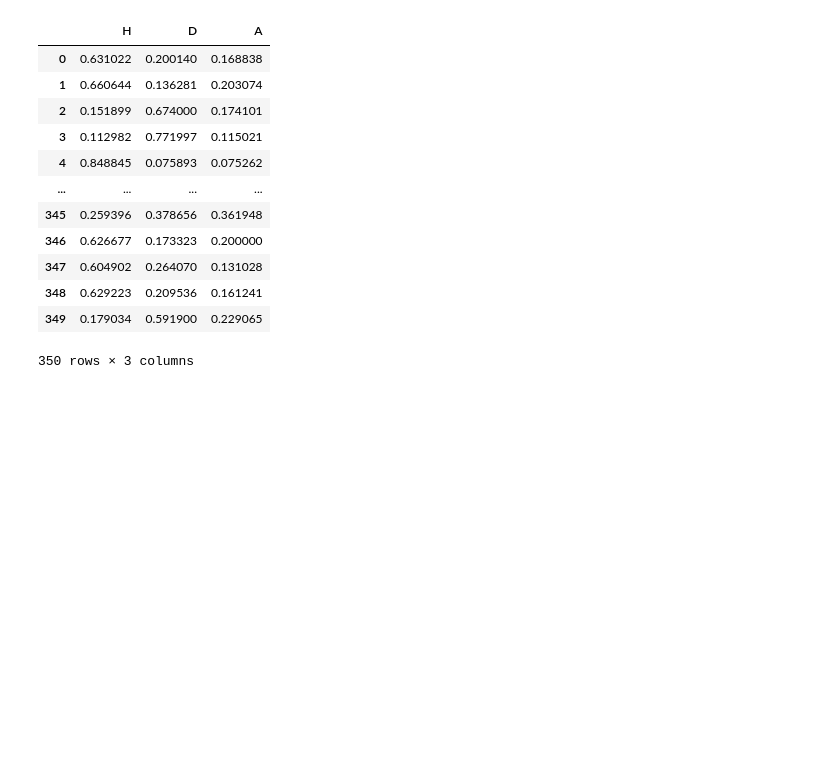
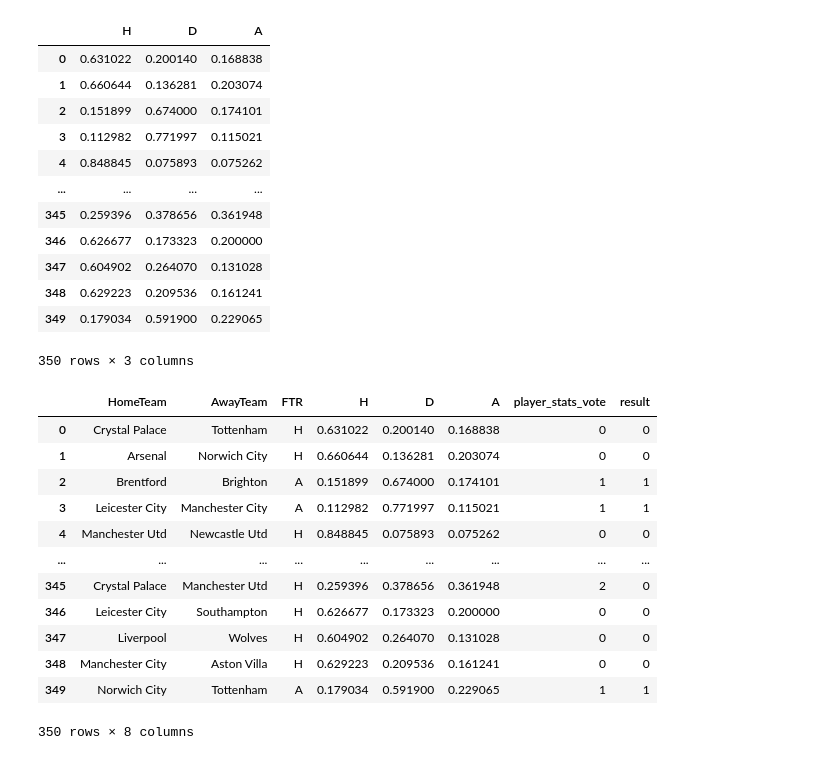
Before and after one commit to Giuliano99/Masterarbeit, a Jupyter notebook: Supervised Learning.ipynb, the cells around one changed output. Cells and saved outputs as stored; diff of their text form; code cells hidden in the pictures; blank space fills up the shorter version.

Commit message:
Benchmarks done

```diff
--- a/Supervised Learning.ipynb
+++ b/Supervised Learning.ipynb
@@ -102,3 +107,4 @@ y = PL_19_20_21_all_features['identifier'].to_numpy()
 feature_names_benchmark = ['Rating difference', 'Rating_Home', 'Rating_Away', 'ewmH', 'ewmA', 'ewmDifference', 'Elo_h_before','Elo_a_before', 'elo_difference', 'goalsH', 'goalsA', 'goalsDifference', 'shotsH', 'shotsA','shotsDifference', 'cornersH', 'cornersA', 'cornersDifference', 'formH', 'formA', 'form_difference']
 #features including player stats
 feature_names_player_stats = ['rating_h_gk', 'Rating difference', 'Rating_Home', 'Rating_Away', 'ewmH', 'ewmA', 'ewmDifference', 'Elo_h_before','Elo_a_before', 'elo_difference', 'goalsH', 'goalsA', 'goalsDifference', 'shotsH', 'shotsA','shotsDifference', 'cornersH', 'cornersA', 'cornersDifference', 'formH', 'formA', 'form_difference', 'rating_a_gk', 'rating_h_df', 'rating_a_df', 'rating_h_mf', 'rating_a_mf', 'rating_h_att', 'rating_a_att', 'rating_h_bench', 'rating_a_bench', 'influence_h', 'influence_a', 'creativity_h', 'creativity_a', 'threat_h', 'threat_a', 'bps_h', 'bps_a', 'selected_h', 'selected_a', 'gk_difference', 'df_difference', 'mf_difference', 'att_difference', 'bench_difference','overall_difference' ,'influence_difference', 'creativity_difference', 'threat_difference', 'bps_difference', 'selected_difference', 'overall_h', 'overall_a']
+PL_19_20_21_all_features
@@ -351,3 +347,9 @@ array([[0.53359623, 0.26078274, 0.20562103],
        [0.77162351, 0.12195387, 0.10642262],
        [0.76151339, 0.12294494, 0.11554167],
        [0.22986756, 0.54137946, 0.22875298]])
+# %%
+votes_benchmark = rf_model_benchmark.predict(X=X_test_benchmark)
+votes_player_stats = rf_model_player_stats.predict(X=X_test_player_stats)
+votes_benchmark = pd.DataFrame(test, columns=['benchmark_vote'])
+votes_player_stats = pd.DataFrame(test, columns=['player_stats_vote'])
+votes_player_stats
@@ -398,3 +414,31 @@ probs_player_stats
 | 348 | 0.629223 | 0.209536 | 0.161241 |
 | 349 | 0.179034 | 0.591900 | 0.229065 |
 350 rows × 3 columns
+# %%
+probs_player_stats_tmp = PL_19_20_21_all_features[-350:].join(probs_player_stats)
+probs_player_stats_tmp = probs_player_stats_tmp[['HomeTeam_x', 'AwayTeam_x', 'FTR_x', 'H', 'D', 'A']]
+probs_player_stats_tmp = probs_player_stats_tmp.rename(columns={'HomeTeam_x':'HomeTeam','AwayTeam_x':'AwayTeam', 'FTR_x': 'FTR'})
+probs_player_stats_tmp = probs_player_stats_tmp[-350:].join(votes_player_stats)
+
+conditions = [
+    (probs_player_stats_tmp['FTR'] == 'H'),
+    (probs_player_stats_tmp['FTR'] == 'A'),
+    (probs_player_stats_tmp['FTR'] == 'D')]
+choices = [0, 1, 2]
+probs_player_stats_tmp['result'] = np.select(conditions, choices)
+
+probs_player_stats_tmp
+# %% [output]
+|  | HomeTeam | AwayTeam | FTR | H | D | A | player_stats_vote | result |
+| 0 | Crystal Palace | Tottenham | H | 0.631022 | 0.200140 | 0.168838 | 0 | 0 |
+| 1 | Arsenal | Norwich City | H | 0.660644 | 0.136281 | 0.203074 | 0 | 0 |
+| 2 | Brentford | Brighton | A | 0.151899 | 0.674000 | 0.174101 | 1 | 1 |
+| 3 | Leicester City | Manchester City | A | 0.112982 | 0.771997 | 0.115021 | 1 | 1 |
+| 4 | Manchester Utd | Newcastle Utd | H | 0.848845 | 0.075893 | 0.075262 | 0 | 0 |
+| ... | ... | ... | ... | ... | ... | ... | ... | ... |
+| 345 | Crystal Palace | Manchester Utd | H | 0.259396 | 0.378656 | 0.361948 | 2 | 0 |
+| 346 | Leicester City | Southampton | H | 0.626677 | 0.173323 | 0.200000 | 0 | 0 |
+| 347 | Liverpool | Wolves | H | 0.604902 | 0.264070 | 0.131028 | 0 | 0 |
+| 348 | Manchester City | Aston Villa | H | 0.629223 | 0.209536 | 0.161241 | 0 | 0 |
+| 349 | Norwich City | Tottenham | A | 0.179034 | 0.591900 | 0.229065 | 1 | 1 |
+350 rows × 8 columns
```
Also changed, not shown: parts of 8 cells of this notebook, 5 other files.
